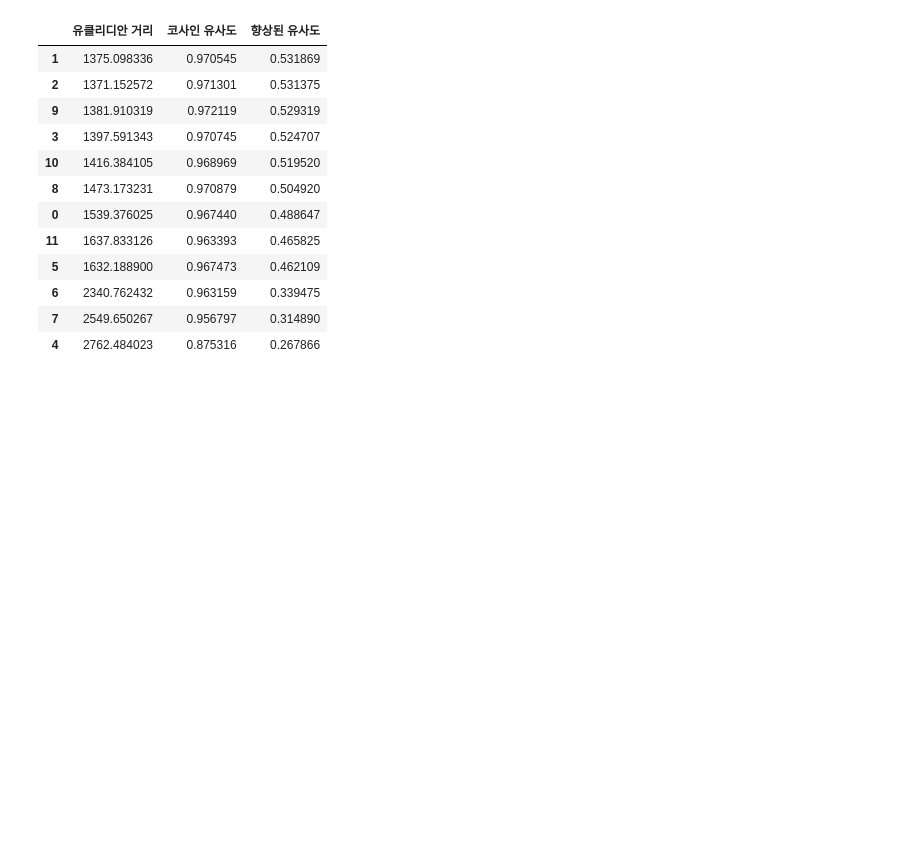
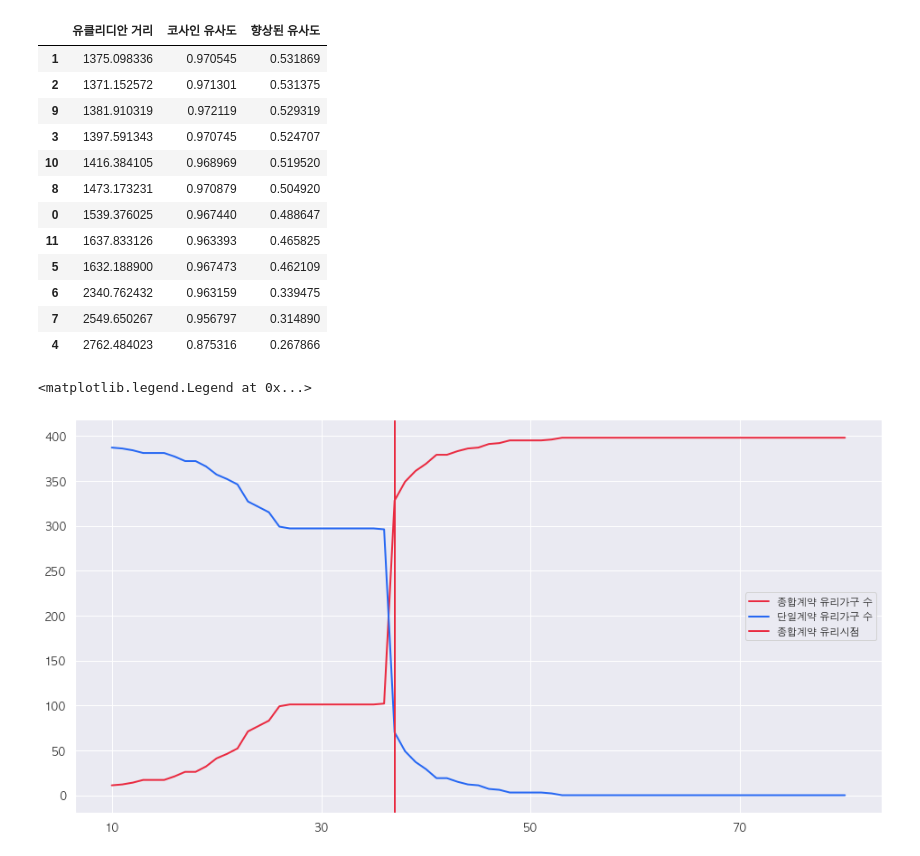
Before and after one commit to formegusto/contract-recommendation-system, a Jupyter notebook: prototype/notebook/New Prototype.ipynb, the cells around one changed output. Drawn from its saved outputs; the diff is of its cells as text; code cells hidden in the pictures; blank space fills up the shorter version.

```diff
--- a/prototype/notebook/New Prototype.ipynb
+++ b/prototype/notebook/New Prototype.ipynb
@@ -502,0 +362,20 @@ sim_chk_df.sort_values(by=["향상된 유사도"], ascending=False)
+# %%
+target = 'positive_count'
+
+comp = np.array(anal_result[1][target]['comp'])[0]
+single = np.array(anal_result[1][target]['single'])[0]
+
+
+chk = anal_result[1]['pos_change_per'][target][0]
+
+plt.figure(figsize=(16,8))
+plt.plot(range(min_per, max_per + 1),comp, linewidth=2, color='#E92B41',label="종합계약 유리가구 수")
+plt.plot(range(min_per, max_per + 1),single, linewidth=2, color='#2768F2', label="단일계약 유리가구 수")
+plt.axvline(chk,linewidth=2, color='#E92B41', label="종합계약 유리시점")
+
+plt.xticks(range(min_per, max_per + 1, 20))
+plt.savefig("유리가구 수 추천.png", transparent=True)
+plt.legend()
+# %% [output]
+<matplotlib.legend.Legend at 0x...>
+[figure, new version]
```
Also changed, not shown: parts of 21 cells of this notebook, 5 other files.
